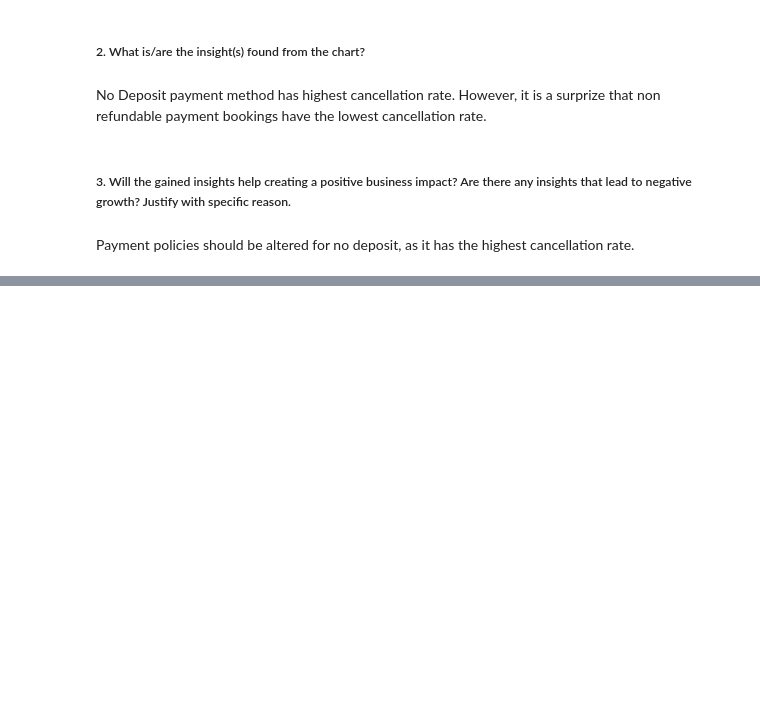
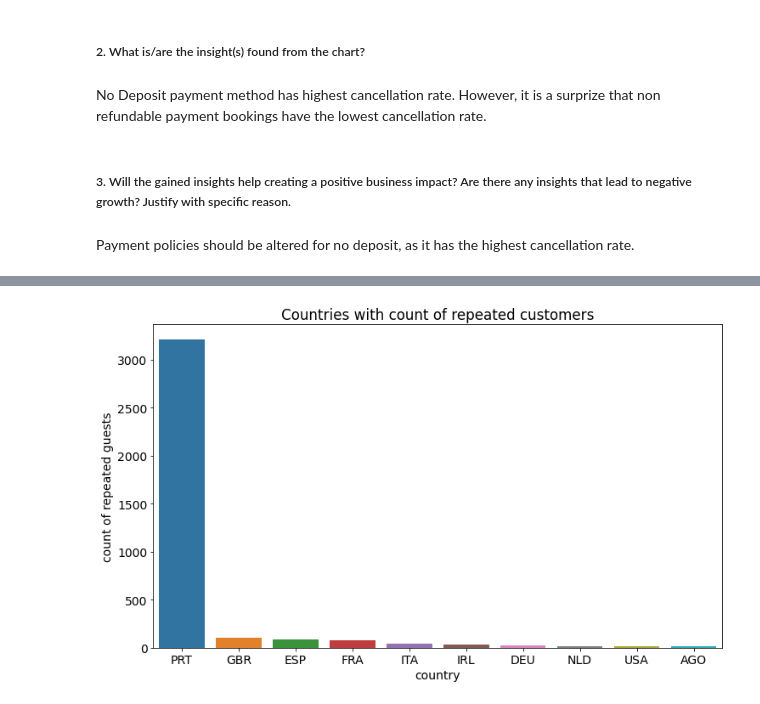
Before and after one commit to dhar9571/Python---Hotel-Booking-Data-Analysis, a Jupyter notebook: Capstone_Project_EDA_Hotel_Bookings_Data.ipynb, the cells around one changed output, grey strips where cells are left out. Drawn from its saved outputs; the diff is of its cells as text; code cells hidden in the pictures; blank space fills up the shorter version.

```diff
--- a/Capstone_Project_EDA_Hotel_Bookings_Data.ipynb
+++ b/Capstone_Project_EDA_Hotel_Bookings_Data.ipynb
@@ -590,0 +654,14 @@ Payment policies should be altered for no deposit, as it has the highest cancell
+# %%
+#creating a new dataframe which contains the name of countries along with the count of repeated customers belong to them:
+
+country_repeated_guests = df.groupby("country")["is_repeated_guest"].sum().reset_index().sort_values("is_repeated_guest",ascending=False).rename(columns={"is_repeated_guest":"count of repeated guests"})
+# %%
+# plotting top 10 countries with their count of repeated customers:
+
+sns.barplot(x=country_repeated_guests["country"].head(10),y=country_repeated_guests["count of repeated guests"].head(10),data=country_repeated_guests)
+
+# setting up plot title
+plt.title("Countries with count of repeated customers")
+plt.show()
+# %% [output]
+[figure, added]
```
Also changed, not shown: parts of 30 cells of this notebook.
